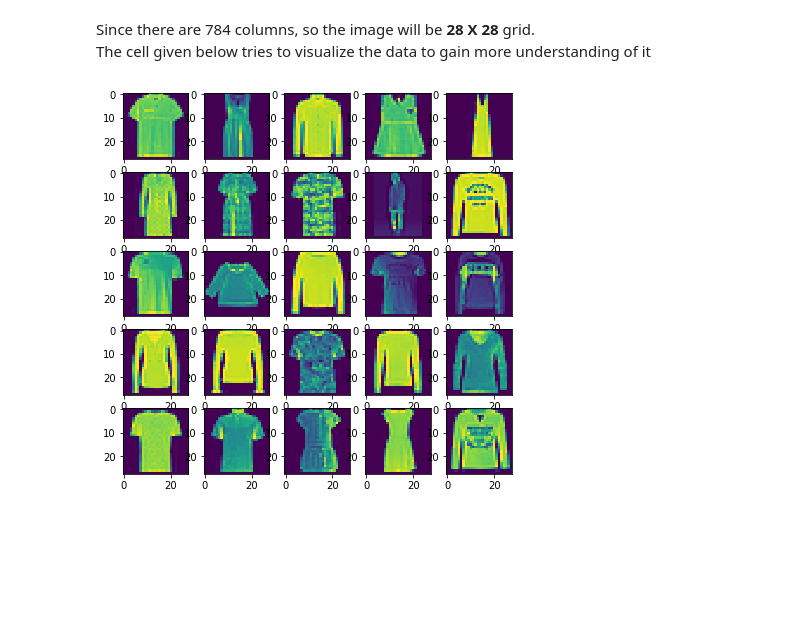
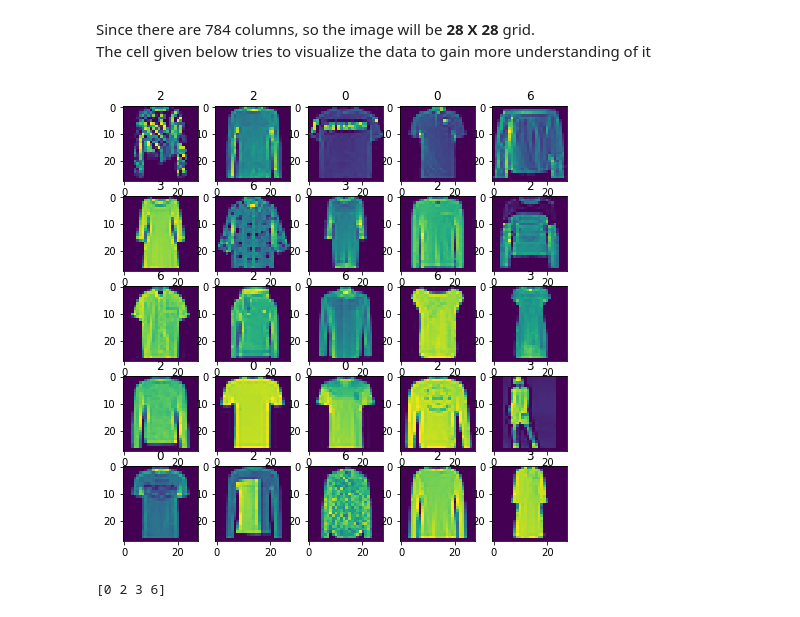
Before and after one commit to iamdeepti/MIDAS, a Jupyter notebook: cv_problem/Untitled.ipynb, the cells around one changed output. Drawn from its saved outputs; the diff is of its cells as text; code cells hidden in the pictures; blank space fills up the shorter version.

```diff
--- a/cv_problem/Untitled.ipynb
+++ b/cv_problem/Untitled.ipynb
@@ -54,16 +56,21 @@ display(data)
 # %%
 m = 28
 
 # x stores the pixel density of one complete 28 X 28 grid
 x = np.zeros((m,m))
 
 # creating 20 subplots of
-fig, ax = plt.subplots(5, 5, figsize=(7, 7))
+fig, ax = plt.subplots(5, 5, figsize=(8, 8))
 for a,k in zip(ax.flat,range(25)):
     for i in range(0,756,28):
         j = int(i/28)
         x[j,:] = X.values[k,i:i+28]
     a.imshow(x)
-    a.set_title()
+    a.set_title(X.values[k,784])
 # %% [output]
-[figure, old version]
+[figure, new version]
+# %%
+labels = np.unique(X.values[:,784])
+print(labels)
+# %% [output]
+[0 2 3 6]
```
Also changed, not shown: parts of 8 cells of this notebook.
